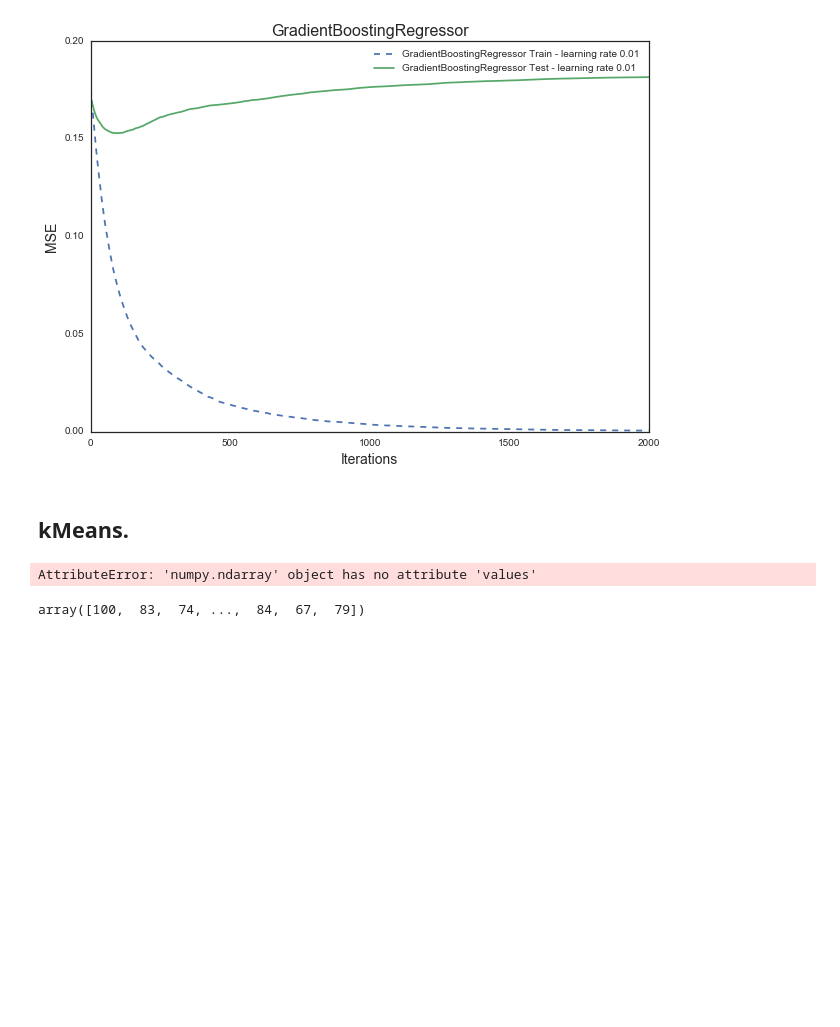
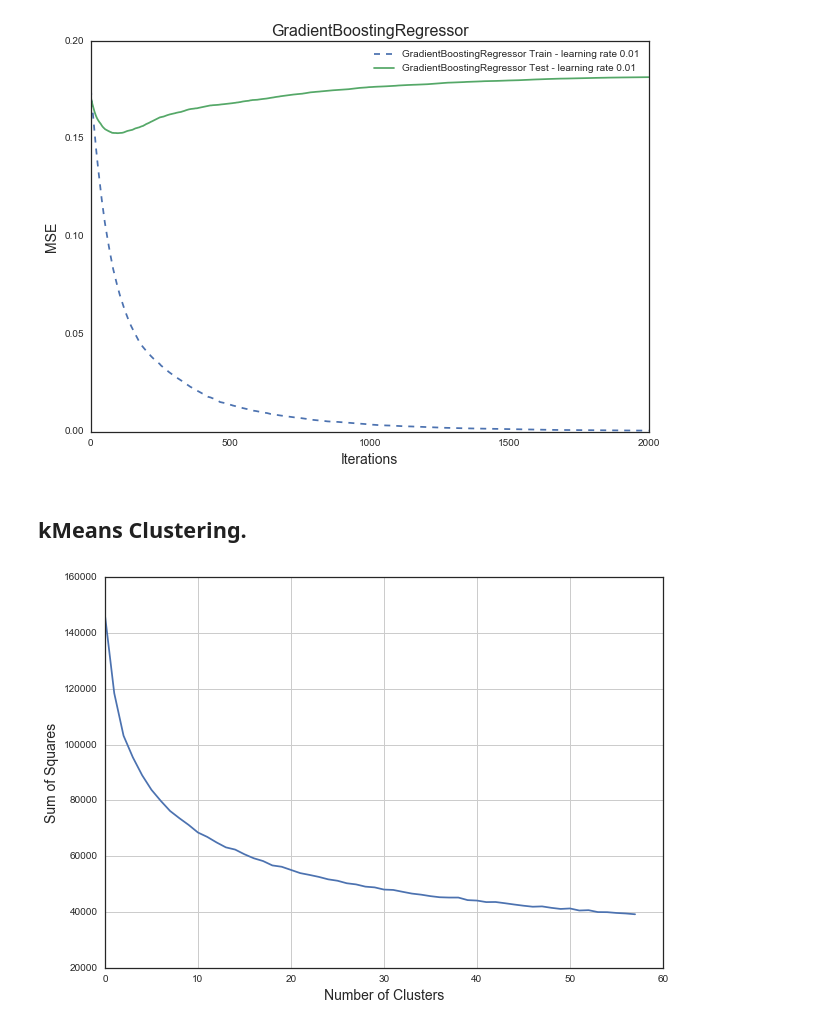
Before and after one commit to carlespoles/DSCI6006-student, a Jupyter notebook: week7-8-final-case/Final-Project-2-ML-CarlesPolesMielgo.ipynb, the cells around one changed output. Saved outputs shown, nothing was run; the diff lists cells and outputs as text; code cells hidden in the pictures; blank space fills up the shorter version.

Commit message:
check final

```diff
--- a/week7-8-final-case/Final-Project-2-ML-CarlesPolesMielgo.ipynb
+++ b/week7-8-final-case/Final-Project-2-ML-CarlesPolesMielgo.ipynb
@@ -192,3 +209,30 @@ def stage_score_plot(model, train_x, train_y, test_x, test_y):
+# %%
+def plot_Wk(data,clusters):
+    '''
+    Input:
+        data - (DataFrame) Data to cluster on
+        clusters - (list) List containing the number of clusters to check for
+    Output:
+        Plot showing the within cluster sum of squares
+    '''
+    X = data.values
+    list_of_wk = []
+
+    for k in clusters:
+        km = KMeans(n_clusters=k).fit(X)
+        centroids = km.cluster_centers_
+        list_of_sum_squares = []
+        for i in range(len(centroids)):
+            clustered_data = data[km.labels_ == i].values
+            list_of_sum_squares.append(intra_cluster_sum_of_squares(clustered_data, centroids[i]))
+
+        list_of_wk.append(sum(list_of_sum_squares))
+
+    plt.figure(figsize=(10,7))
+    plt.grid()
+    plt.plot(list_of_wk)
+    plt.xlabel('Number of Clusters', fontsize=14)
+    plt.ylabel('Sum of Squares', fontsize=14);
 # %%
 def plot_silhouette(data,clusters):
     '''
@@ -639,12 +683,8 @@ plt.show();
 # %% [output]
 [figure]
 # %% [markdown]
-## kMeans.
+## kMeans Clustering.
-# %%
-plot_silhouette(hospital_df.values[:,0],20)
-# %% [output]
-AttributeError: 'numpy.ndarray' object has no attribute 'values'
-# %%
-hospital_df.values[:,0]
-# %% [output]
-array([100,  83,  74, ...,  84,  67,  79])
+# %%
+plot_Wk(hospital_df,list(range(2,60)))
+# %% [output]
+[figure, added]
```
Also changed, not shown: parts of 9 cells of this notebook.
